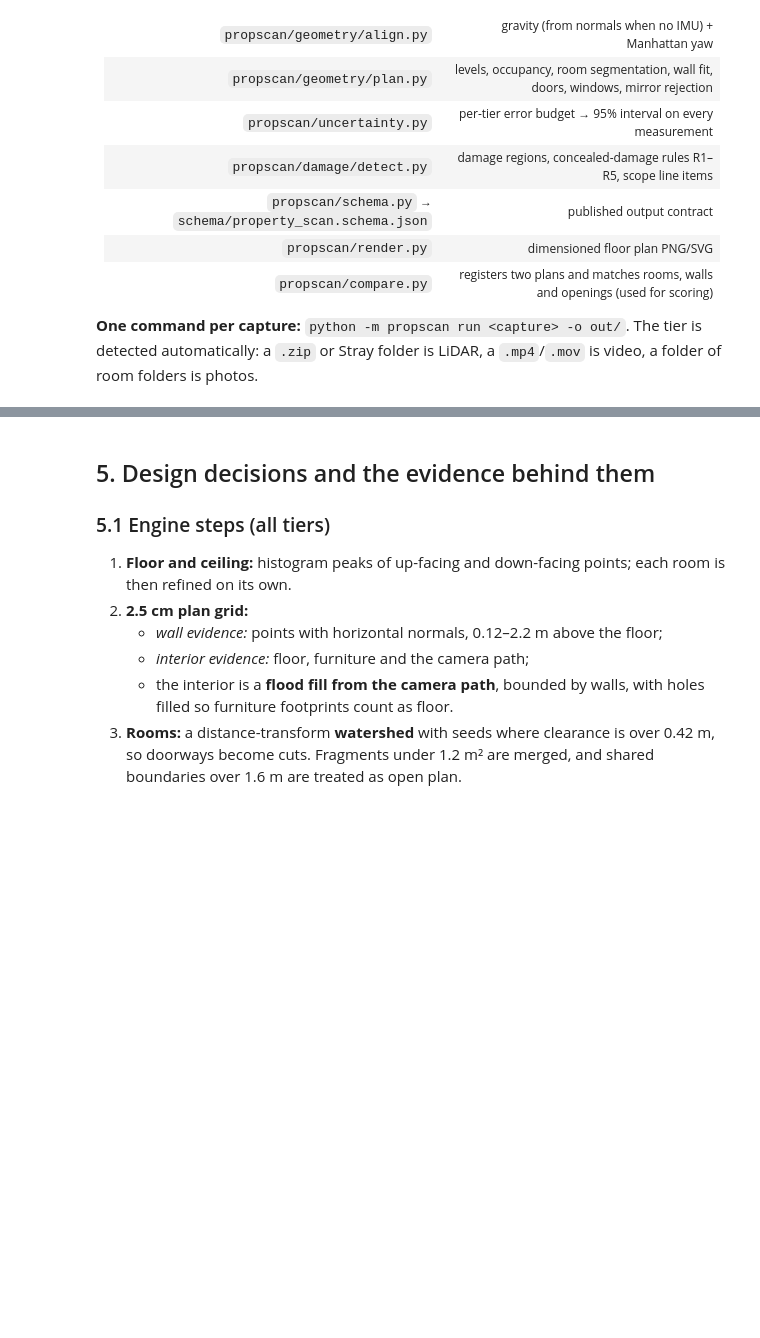
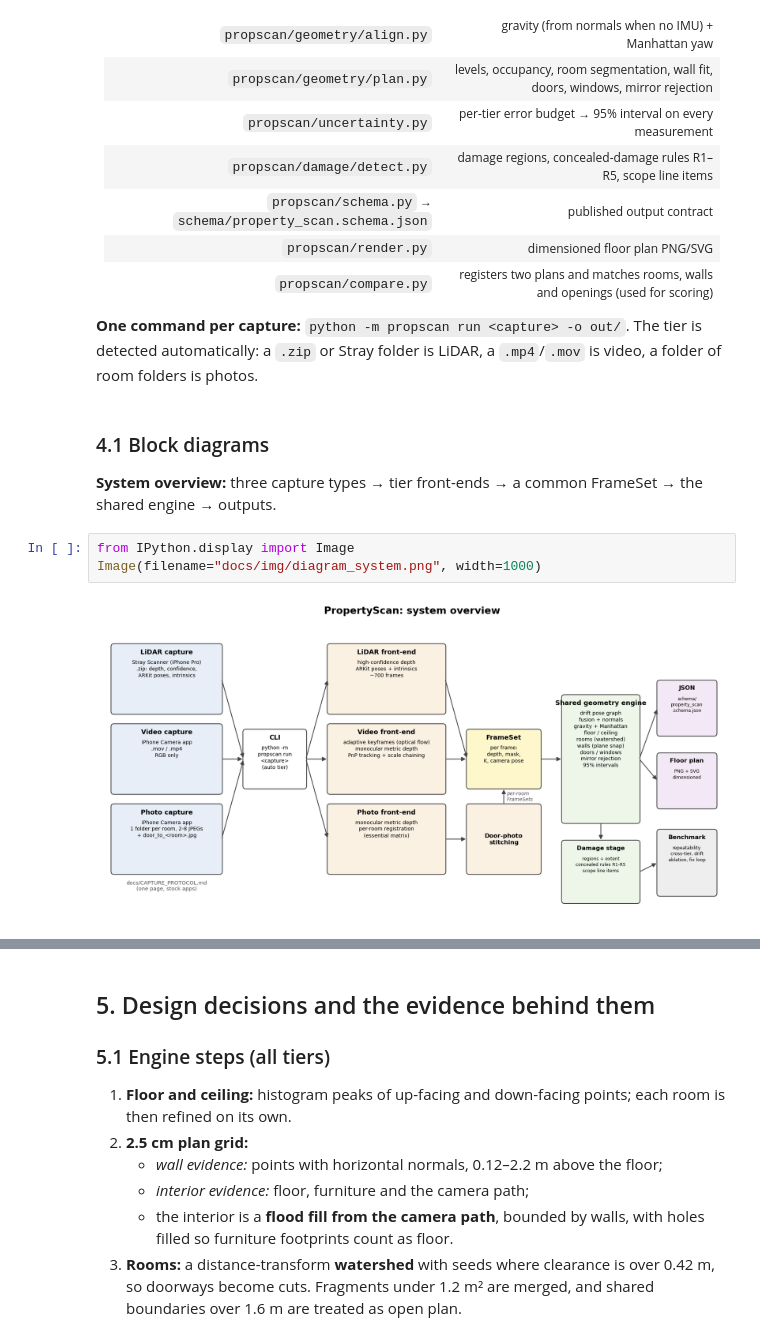
Before and after one commit to dhanoliya-ji/PropertyScan-AI, a Jupyter notebook: PROJECT_REPORT.ipynb, the cells around one changed output, grey strips where cells are left out. Cells and saved outputs as stored; diff of their text form; blank space fills up the shorter version.

```diff
--- a/PROJECT_REPORT.ipynb
+++ b/PROJECT_REPORT.ipynb
@@ -122,3 +122,12 @@ capture ──► tier front-end ──► FrameSet {depth_i, mask_i, K_i, pose_
 | `propscan/compare.py` | registers two plans and matches rooms, walls and openings (used for scoring) |
 
 **One command per capture:** `python -m propscan run <capture> -o out/`. The tier is detected automatically: a `.zip` or Stray folder is LiDAR, a `.mp4`/`.mov` is video, a folder of room folders is photos.
+# %% [markdown]
+### 4.1 Block diagrams
+
+**System overview:** three capture types → tier front-ends → a common FrameSet → the shared engine → outputs.
+# %%
+from IPython.display import Image
+Image(filename="docs/img/diagram_system.png", width=1000)
+# %% [output]
+[figure, added]
```
Also changed, not shown: parts of 7 cells of this notebook, 7 other files.
